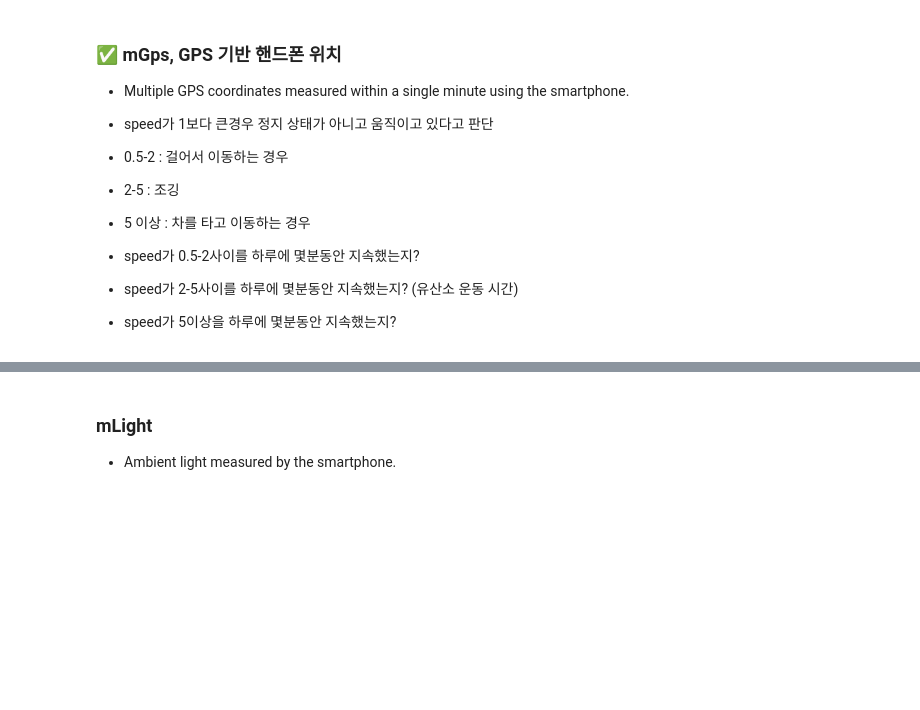
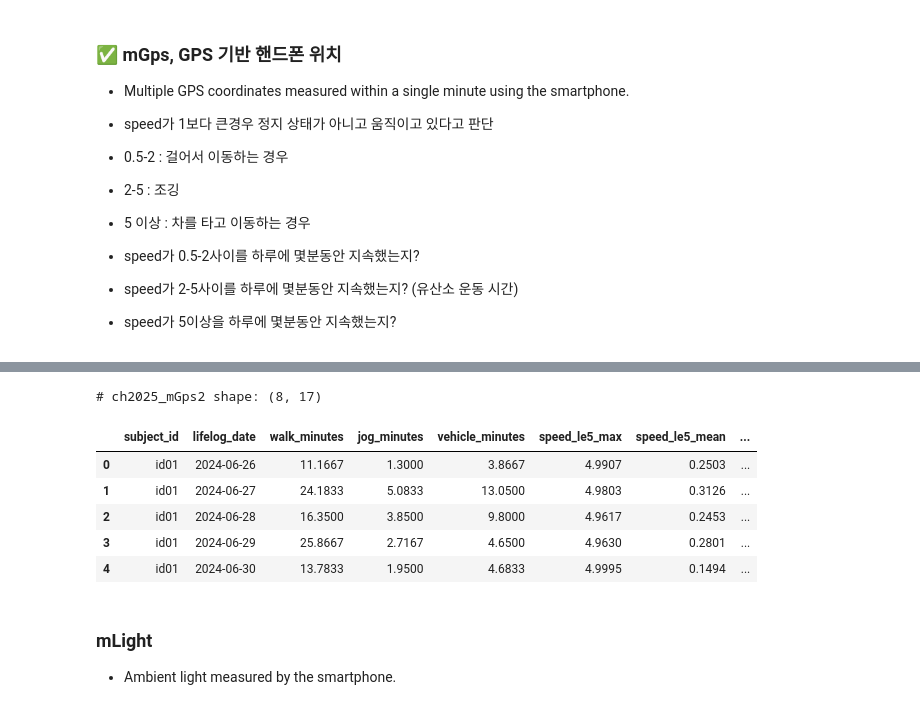
Before and after one commit to jacobgreen4477/Construction-Equipment-Oil-Condition-Classification-AI-Competition, a Jupyter notebook: ETRI_v1_0_0.ipynb, the cells around one changed output, grey strips where cells are left out. Saved outputs shown, nothing was run; the diff lists cells and outputs as text; code cells hidden in the pictures; blank space fills up the shorter version.

```diff
--- a/ETRI_v1_0_0.ipynb
+++ b/ETRI_v1_0_0.ipynb
@@ -784,11 +784,21 @@ def process_mGps(df):
 
     return final
 # %%
-ch2025_mGps2 = process_mGps(ch2025_mGps.head(10000))
+%%time
+
+ch2025_mGps2 = process_mGps(ch2025_mGps)
 
 # check
 print(f'# ch2025_mGps2 shape: {ch2025_mGps2.shape}')
 ch2025_mGps2.head()
+# %% [output]
+# ch2025_mGps2 shape: (8, 17)
+|  | subject_id | lifelog_date | walk_minutes | jog_minutes | vehicle_minutes | speed_le5_max | speed_le5_mean | ... |
+| 0 | id01 | 2024-06-26 | 11.1667 | 1.3000 | 3.8667 | 4.9907 | 0.2503 | ... |
+| 1 | id01 | 2024-06-27 | 24.1833 | 5.0833 | 13.0500 | 4.9803 | 0.3126 | ... |
+| 2 | id01 | 2024-06-28 | 16.3500 | 3.8500 | 9.8000 | 4.9617 | 0.2453 | ... |
+| 3 | id01 | 2024-06-29 | 25.8667 | 2.7167 | 4.6500 | 4.9630 | 0.2801 | ... |
+| 4 | id01 | 2024-06-30 | 13.7833 | 1.9500 | 4.6833 | 4.9995 | 0.1494 | ... |
 # %% [markdown]
 ### mLight
 - Ambient light measured by the smartphone.
```
